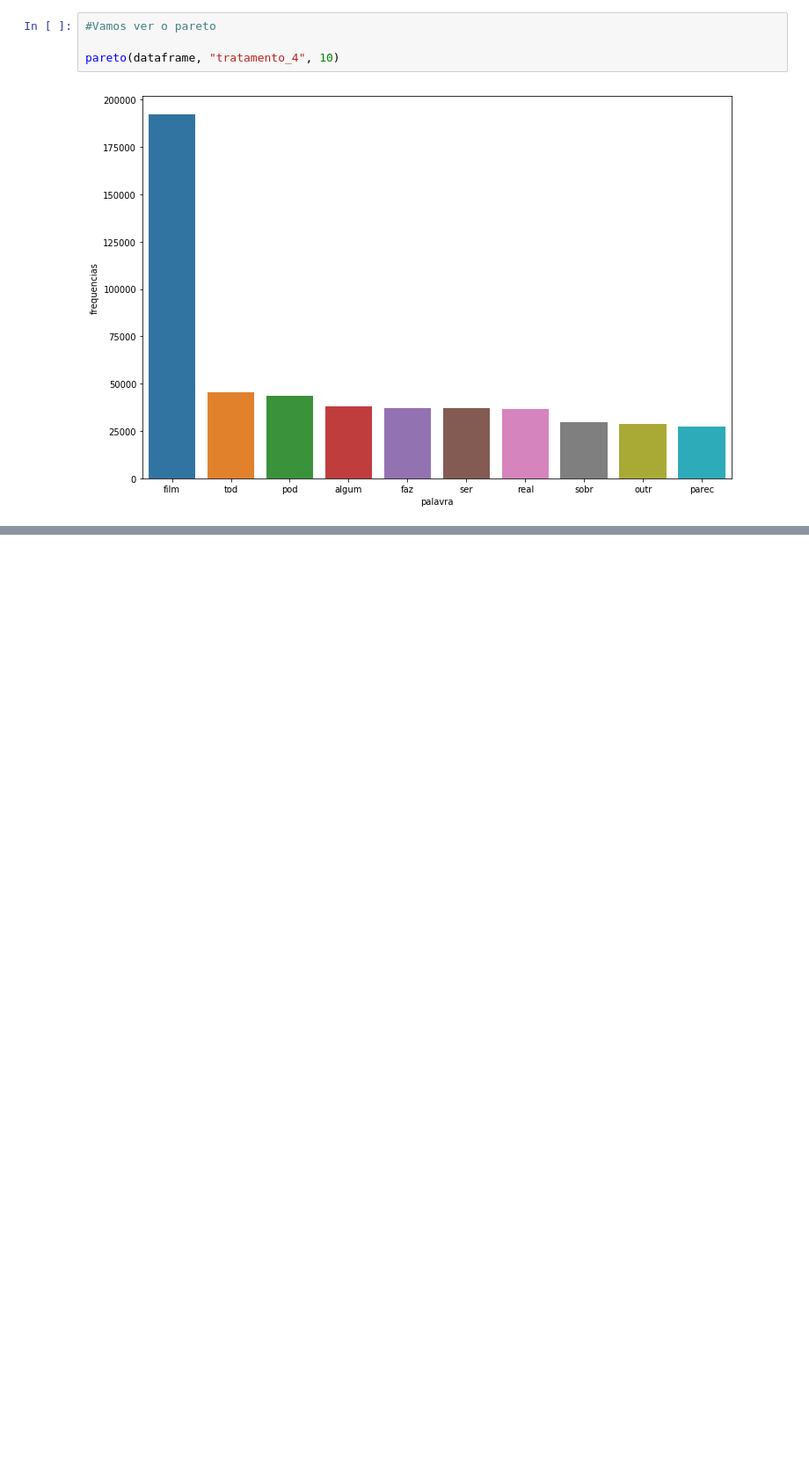
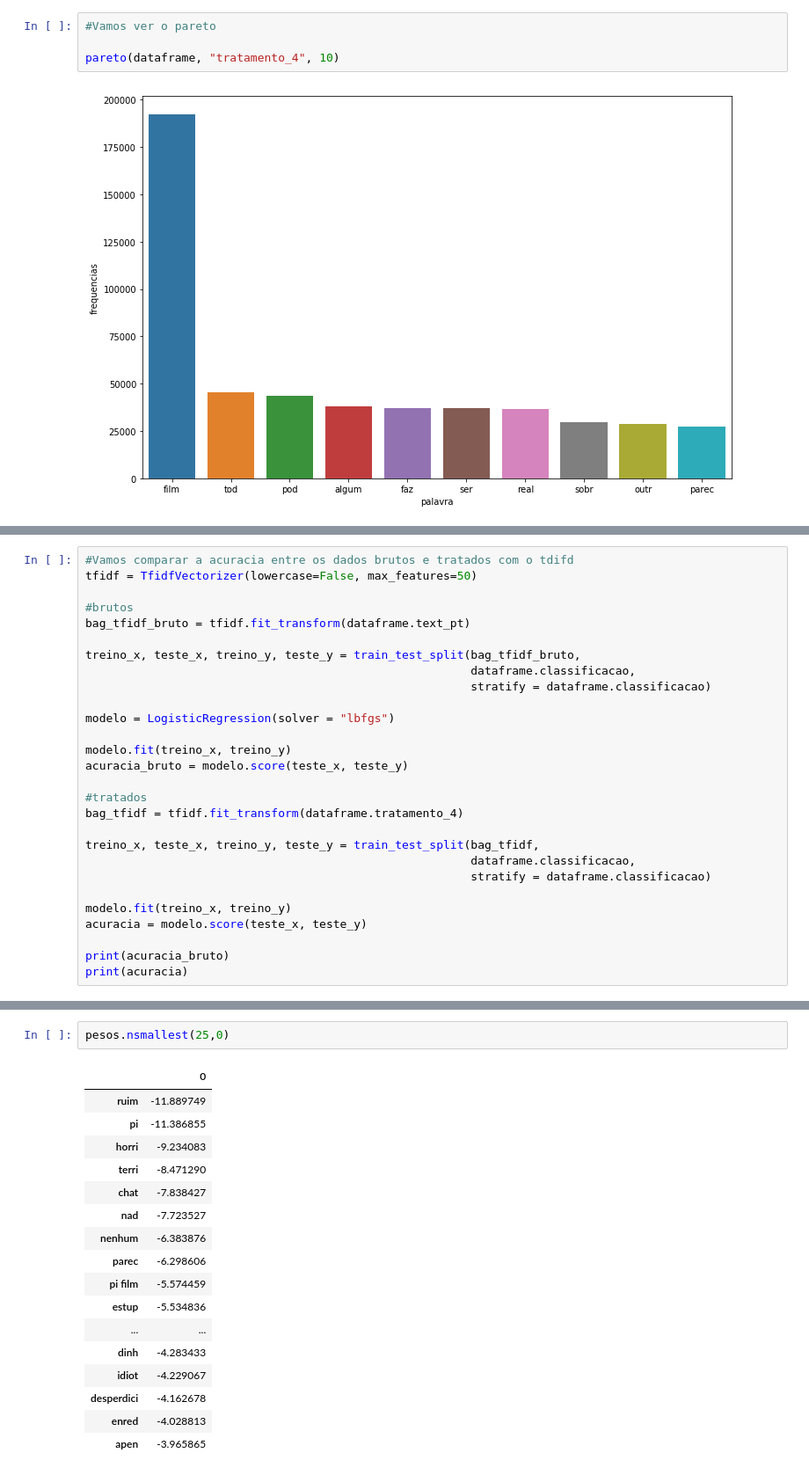
Before and after one commit to pedroAndrad1/linguagem_natural, a Jupyter notebook: linguagem_natural.ipynb, the cells around one changed output, grey strips where cells are left out. Shown at 88% size. Drawn from its saved outputs; the diff is of its cells as text; blank space fills up the shorter version.

```diff
--- a/linguagem_natural.ipynb
+++ b/linguagem_natural.ipynb
@@ -680,0 +718,28 @@ pareto(dataframe, "tratamento_4", 10)
+# %%
+#Vamos comparar a acuracia entre os dados brutos e tratados com o tdifd
+tfidf = TfidfVectorizer(lowercase=False, max_features=50)
+
+#brutos
+bag_tfidf_bruto = tfidf.fit_transform(dataframe.text_pt)
+
+treino_x, teste_x, treino_y, teste_y = train_test_split(bag_tfidf_bruto,
+                                                        dataframe.classificacao,
+                                                        stratify = dataframe.classificacao)
+
+modelo = LogisticRegression(solver = "lbfgs")
+
+modelo.fit(treino_x, treino_y)
+acuracia_bruto = modelo.score(teste_x, teste_y)
+
+#tratados
+bag_tfidf = tfidf.fit_transform(dataframe.tratamento_4)
+
+treino_x, teste_x, treino_y, teste_y = train_test_split(bag_tfidf,
+                                                        dataframe.classificacao,
+                                                        stratify = dataframe.classificacao)
+
+modelo.fit(treino_x, treino_y)
+acuracia = modelo.score(teste_x, teste_y)
+
+print(acuracia_bruto)
+print(acuracia)
@@ -680,0 +839,20 @@ pareto(dataframe, "tratamento_4", 10)
+# %%
+pesos.nsmallest(25,0)
+# %% [output]
+|  | 0 |
+| ruim | -11.889749 |
+| pi | -11.386855 |
+| horri | -9.234083 |
+| terri | -8.471290 |
+| chat | -7.838427 |
+| nad | -7.723527 |
+| nenhum | -6.383876 |
+| parec | -6.298606 |
+| pi film | -5.574459 |
+| estup | -5.534836 |
+| ... | ... |
+| dinh | -4.283433 |
+| idiot | -4.229067 |
+| desperdici | -4.162678 |
+| enred | -4.028813 |
+| apen | -3.965865 |
```
Also changed, not shown: parts of 11 cells of this notebook.
